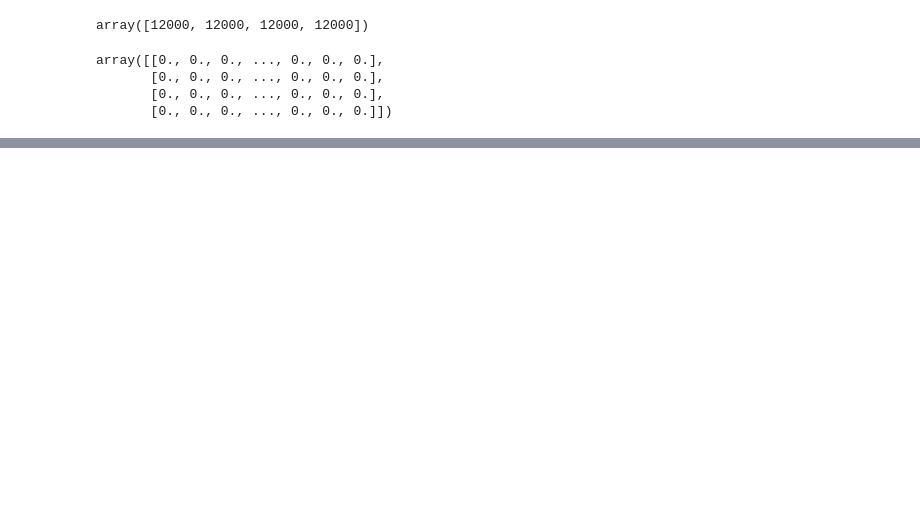
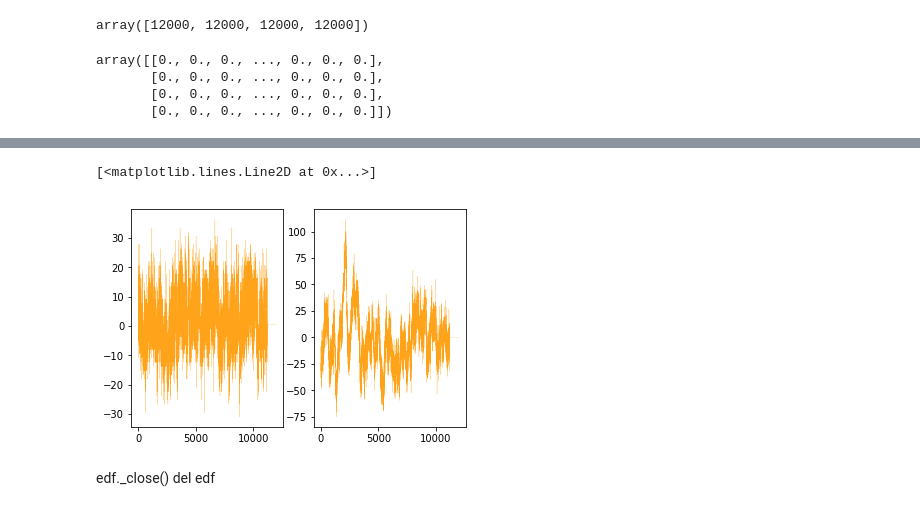
Before and after one commit to flaviocostap/mlModels, a Jupyter notebook: grupo controle.ipynb, the cells around one changed output, grey strips where cells are left out. Saved outputs shown, nothing was run; the diff lists cells and outputs as text; code cells hidden in the pictures; blank space fills up the shorter version.

```diff
--- a/grupo controle.ipynb
+++ b/grupo controle.ipynb
@@ -46,0 +64,13 @@ df = pd.DataFrame(columns=sigbufs, labels=labels, )
+# %%
+plt.figure()
+plt.subplot(1, 2, 1)
+plt.plot(df['Ch 3'], linewidth=0.2, color='#ffa31a')
+
+plt.subplot(1, 2, 2)
+plt.plot(df['Ch 4'], linewidth=0.2, color='#ffa31a')
+# %% [output]
+[<matplotlib.lines.Line2D at 0x...>]
+[figure, added]
+# %% [markdown]
+edf._close()
+del edf
```
Also changed, not shown: parts of 5 cells of this notebook, 1 other file.
